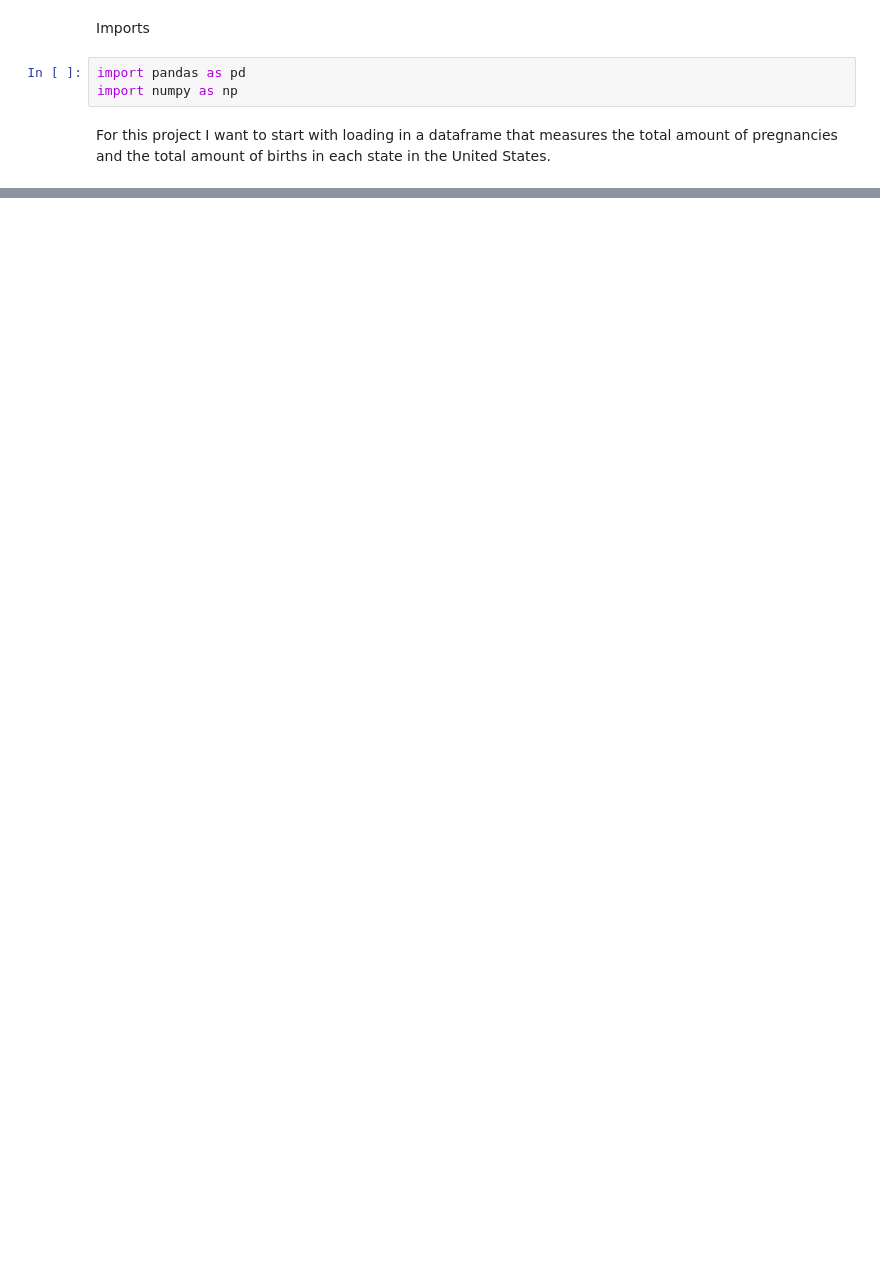
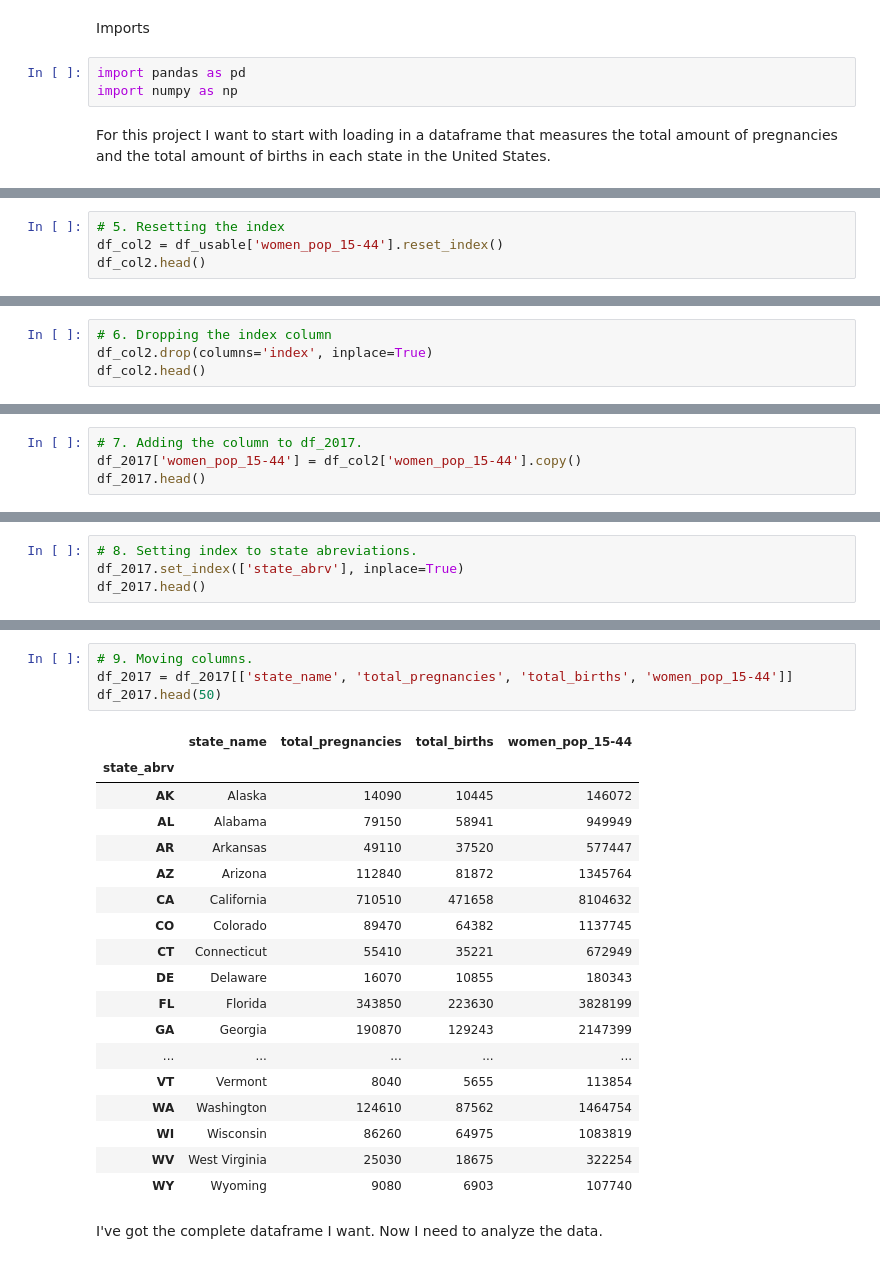
Before and after one commit to HaleyHynes/Pregnancy_US_Population_Data_Project, a Jupyter notebook: pregnancy_project.ipynb, the cells around one changed output, grey strips where cells are left out. Saved outputs shown, nothing was run; the diff lists cells and outputs as text; blank space fills up the shorter version.

```diff
--- a/pregnancy_project.ipynb
+++ b/pregnancy_project.ipynb
@@ -152,0 +236,4 @@ df1.head()
+# %%
+# 5. Resetting the index
+df_col2 = df_usable['women_pop_15-44'].reset_index()
+df_col2.head()
@@ -152,0 +247,4 @@ df1.head()
+# %%
+# 6. Dropping the index column
+df_col2.drop(columns='index', inplace=True)
+df_col2.head()
@@ -152,0 +258,4 @@ df1.head()
+# %%
+# 7. Adding the column to df_2017.
+df_2017['women_pop_15-44'] = df_col2['women_pop_15-44'].copy()
+df_2017.head()
@@ -152,0 +269,4 @@ df1.head()
+# %%
+# 8. Setting index to state abreviations.
+df_2017.set_index(['state_abrv'], inplace=True)
+df_2017.head()
@@ -152,0 +281,25 @@ df1.head()
+# %%
+# 9. Moving columns.
+df_2017 = df_2017[['state_name', 'total_pregnancies', 'total_births', 'women_pop_15-44']]
+df_2017.head(50)
+# %% [output]
+|  | state_name | total_pregnancies | total_births | women_pop_15-44 |
+| state_abrv |  |  |  |  |
+| AK | Alaska | 14090 | 10445 | 146072 |
+| AL | Alabama | 79150 | 58941 | 949949 |
+| AR | Arkansas | 49110 | 37520 | 577447 |
+| AZ | Arizona | 112840 | 81872 | 1345764 |
+| CA | California | 710510 | 471658 | 8104632 |
+| CO | Colorado | 89470 | 64382 | 1137745 |
+| CT | Connecticut | 55410 | 35221 | 672949 |
+| DE | Delaware | 16070 | 10855 | 180343 |
+| FL | Florida | 343850 | 223630 | 3828199 |
+| GA | Georgia | 190870 | 129243 | 2147399 |
+| ... | ... | ... | ... | ... |
+| VT | Vermont | 8040 | 5655 | 113854 |
+| WA | Washington | 124610 | 87562 | 1464754 |
+| WI | Wisconsin | 86260 | 64975 | 1083819 |
+| WV | West Virginia | 25030 | 18675 | 322254 |
+| WY | Wyoming | 9080 | 6903 | 107740 |
+# %% [markdown]
+I've got the complete dataframe I want. Now I need to analyze the data.
```
Also changed, not shown: parts of 42 cells of this notebook.
